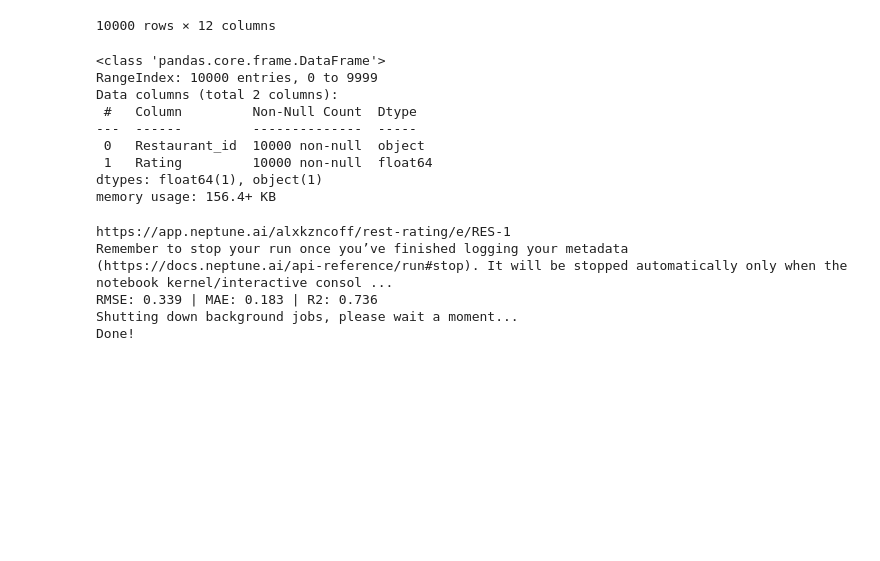
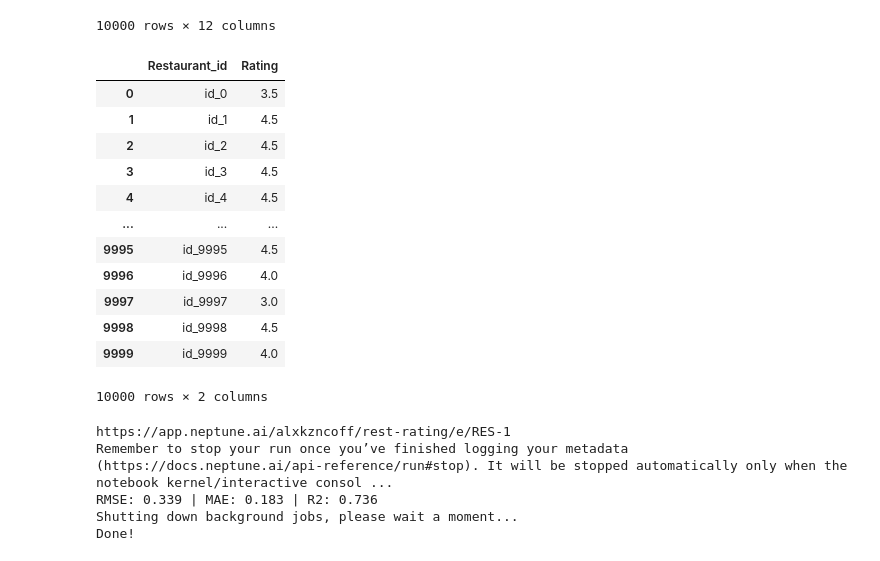
Before and after one commit to alxkzncoff/tripadvisor_rating_prediction, a Jupyter notebook: ml/random_forest.ipynb, the cells around one changed output. Cells and saved outputs as stored; diff of their text form; code cells hidden in the pictures; blank space fills up the shorter version.

```diff
--- a/ml/random_forest.ipynb
+++ b/ml/random_forest.ipynb
@@ -326,17 +441,21 @@ for i in range(y_pred.size):
 sample_submission['Rating'] = y_submission
 sample_submission.to_csv('../data/random_forest_90.csv', index=False)
 # %%
-sample_submission.info()
+sample_submission
 # %% [output]
+|  | Restaurant_id | Rating |
+| 0 | id_0 | 3.5 |
+| 1 | id_1 | 4.5 |
+| 2 | id_2 | 4.5 |
+| 3 | id_3 | 4.5 |
+| 4 | id_4 | 4.5 |
+| ... | ... | ... |
+| 9995 | id_9995 | 4.5 |
+| 9996 | id_9996 | 4.0 |
+| 9997 | id_9997 | 3.0 |
+| 9998 | id_9998 | 4.5 |
+| 9999 | id_9999 | 4.0 |
-<class 'pandas.core.frame.DataFrame'>
-RangeIndex: 10000 entries, 0 to 9999
-Data columns (total 2 columns):
- #   Column         Non-Null Count  Dtype
----  ------         --------------  -----
- 0   Restaurant_id  10000 non-null  object
- 1   Rating         10000 non-null  float64
-dtypes: float64(1), object(1)
-memory usage: 156.4+ KB
+10000 rows × 2 columns
 # %%
 def neptune_random_forest(data, n_estimators, RANDOM_SEED):
 
```
Also changed, not shown: parts of 7 cells of this notebook.
